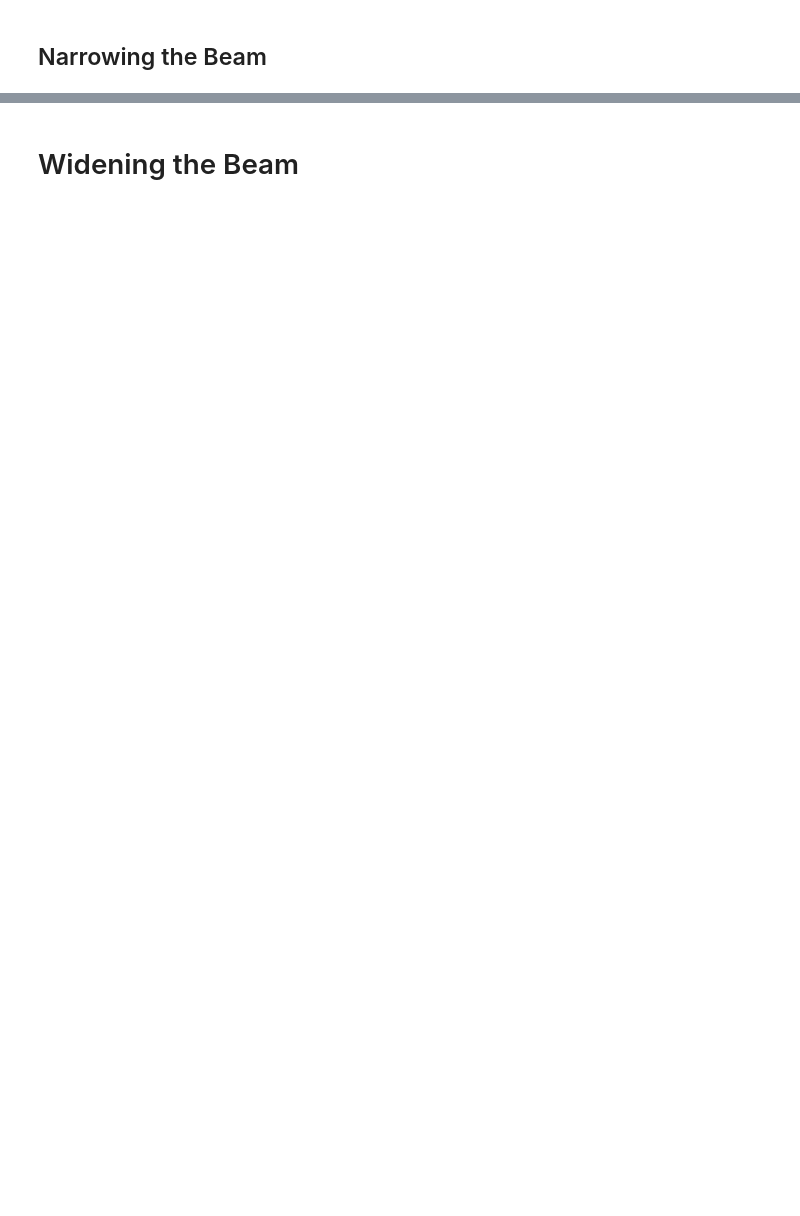
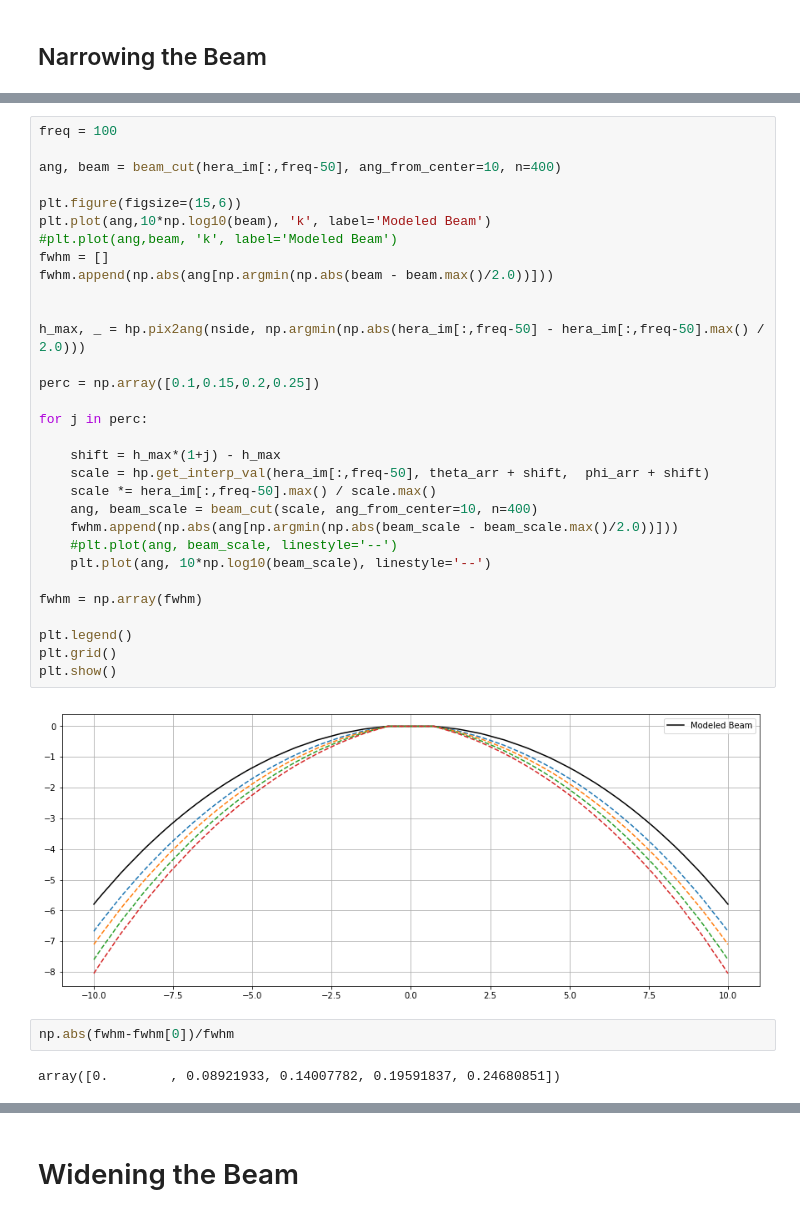
Before and after one commit to tyler-a-cox/HERA_Tsys, a Jupyter notebook: notebooks/Beam_Uncertainty.ipynb, the cells around one changed output, grey strips where cells are left out. Drawn from its saved outputs; the diff is of its cells as text; blank space fills up the shorter version.

```diff
--- a/notebooks/Beam_Uncertainty.ipynb
+++ b/notebooks/Beam_Uncertainty.ipynb
@@ -204,0 +96,37 @@ array([0.        , 0.11764706, 0.23529412, 0.35294118])
+# %%
+freq = 100
+
+ang, beam = beam_cut(hera_im[:,freq-50], ang_from_center=10, n=400)
+
+plt.figure(figsize=(15,6))
+plt.plot(ang,10*np.log10(beam), 'k', label='Modeled Beam')
+#plt.plot(ang,beam, 'k', label='Modeled Beam')
+fwhm = []
+fwhm.append(np.abs(ang[np.argmin(np.abs(beam - beam.max()/2.0))]))
+
+
+h_max, _ = hp.pix2ang(nside, np.argmin(np.abs(hera_im[:,freq-50] - hera_im[:,freq-50].max() / 2.0)))
+
+perc = np.array([0.1,0.15,0.2,0.25])
+
+for j in perc:
+
+    shift = h_max*(1+j) - h_max
+    scale = hp.get_interp_val(hera_im[:,freq-50], theta_arr + shift,  phi_arr + shift)
+    scale *= hera_im[:,freq-50].max() / scale.max()
+    ang, beam_scale = beam_cut(scale, ang_from_center=10, n=400)
+    fwhm.append(np.abs(ang[np.argmin(np.abs(beam_scale - beam_scale.max()/2.0))]))
+    #plt.plot(ang, beam_scale, linestyle='--')
+    plt.plot(ang, 10*np.log10(beam_scale), linestyle='--')
+
+fwhm = np.array(fwhm)
+
+plt.legend()
+plt.grid()
+plt.show()
+# %% [output]
+[figure, added]
+# %%
+np.abs(fwhm-fwhm[0])/fwhm
+# %% [output]
+array([0.        , 0.08921933, 0.14007782, 0.19591837, 0.24680851])
```
Also changed, not shown: parts of 28 cells of this notebook, 12 other files.
